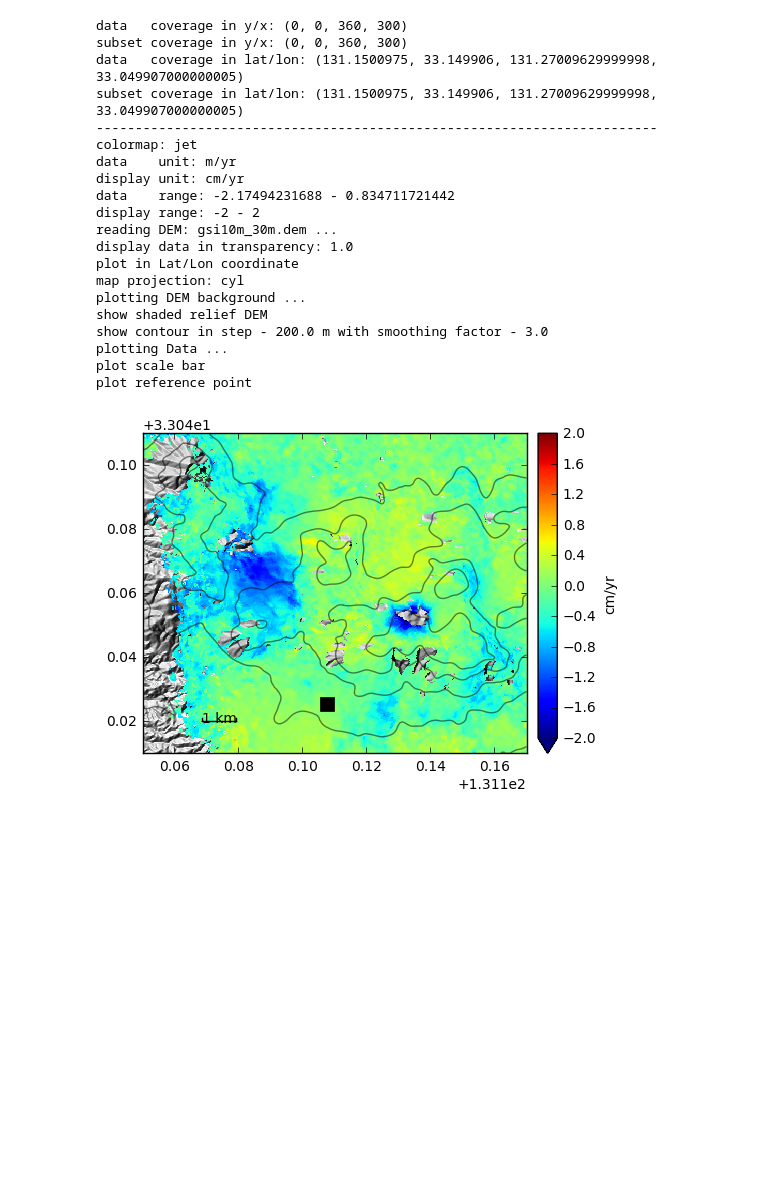
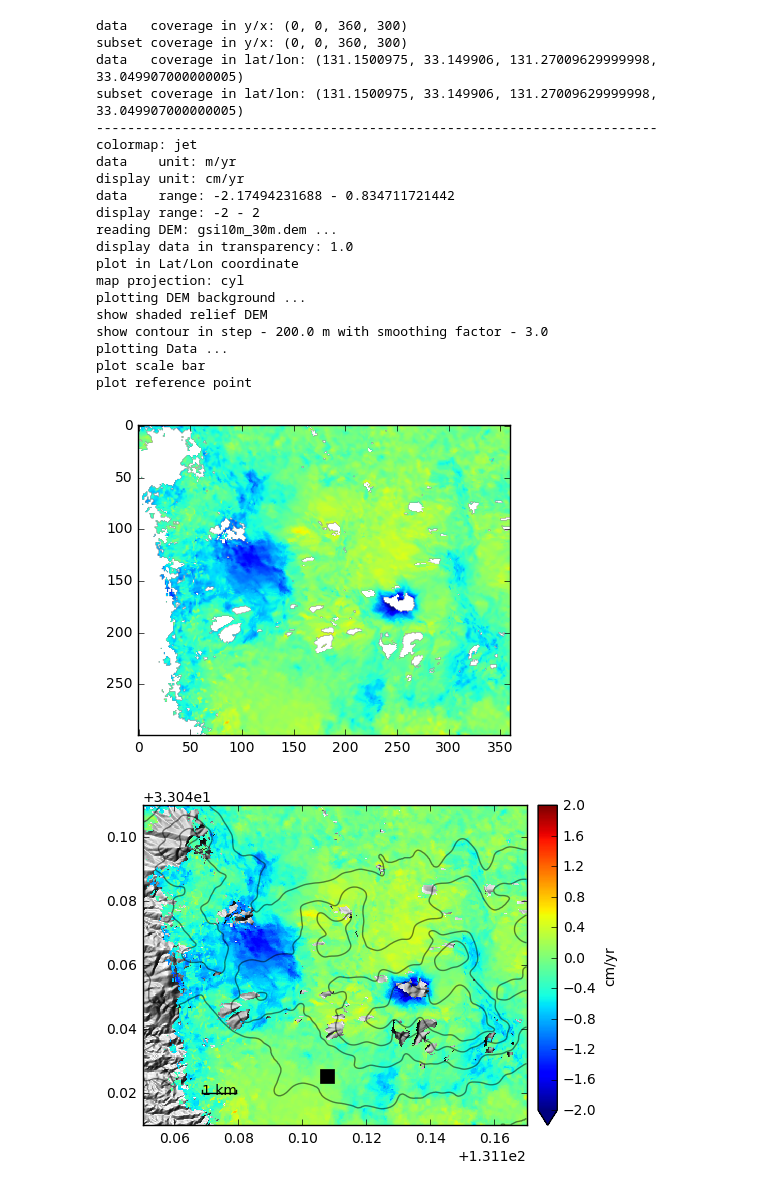
Before and after one commit to insarlab/MintPy, a Jupyter notebook: example/plot_single_dataset.ipynb, the cells around one changed output. Cells and saved outputs as stored; diff of their text form; code cells hidden in the pictures; blank space fills up the shorter version.

Commit message:
use inps.dem_file instead of inps.dem in view.py
1. use inps.dem_file instead of inps.dem in view.py
2. update plot example

```diff
--- a/example/plot_single_dataset.ipynb
+++ b/example/plot_single_dataset.ipynb
@@ -11,45 +11,49 @@ velFile = dataDir+'/velocity_ex_masked.h5'
 # Read any file using readfile.read()
 data, atr = readfile.read(velFile)
 
-fig = plt.figure()
-ax = fig.add_axes([0.1,0.1,0.8,0.8])
 
 # Opt 1. plot using matplot directly
-im = ax.imshow(data, vmin=-0.02, vmax=0.02)
+fig1 = plt.figure(1)
+im = plt.imshow(data, vmin=-0.02, vmax=0.02)
+
 
 # Opt 2. plot using pysar.view module
 # showing lat/lon, colorbar, scalebar, DEM background, reference point, etc.
+# 2.1 Initiate a namespace object inps
 inps = view.cmdLineParse([''])
 inps = view.update_plot_inps_with_meta_dict(inps, atr)
+# 2.2 change default values
 inps.disp_unit = 'cm/yr'
 inps.disp_min = -2
 inps.disp_max = 2
-inps.dem = dataDir+'/gsi10m_30m.dem'
-
-ax, inps = view.plot_matrix(ax, data, atr, inps)
+inps.dem_file = dataDir+'/gsi10m_30m.dem'
+# 2.3 Plot
+fig2 = plt.figure(2)
+ax2 = fig2.add_axes([0.1,0.1,0.8,0.8])
+ax2, inps = view.plot_matrix(ax2, data, atr, inps)
 del inps
 
-
 plt.show()
 # %% [output]
 data   coverage in y/x: (0, 0, 360, 300)
 subset coverage in y/x: (0, 0, 360, 300)
 data   coverage in lat/lon: (131.1500975, 33.149906, 131.27009629999998, 33.049907000000005)
 subset coverage in lat/lon: (131.1500975, 33.149906, 131.27009629999998, 33.049907000000005)
 ------------------------------------------------------------------------
 colormap: jet
 data    unit: m/yr
 display unit: cm/yr
 data    range: -2.17494231688 - 0.834711721442
 display range: -2 - 2
 reading DEM: gsi10m_30m.dem ...
 display data in transparency: 1.0
 plot in Lat/Lon coordinate
 map projection: cyl
 plotting DEM background ...
 show shaded relief DEM
 show contour in step - 200.0 m with smoothing factor - 3.0
 plotting Data ...
 plot scale bar
 plot reference point
-[figure, old version]
+[figure, new version]
+[figure, added]
```
Also changed, not shown: 1 other file.
